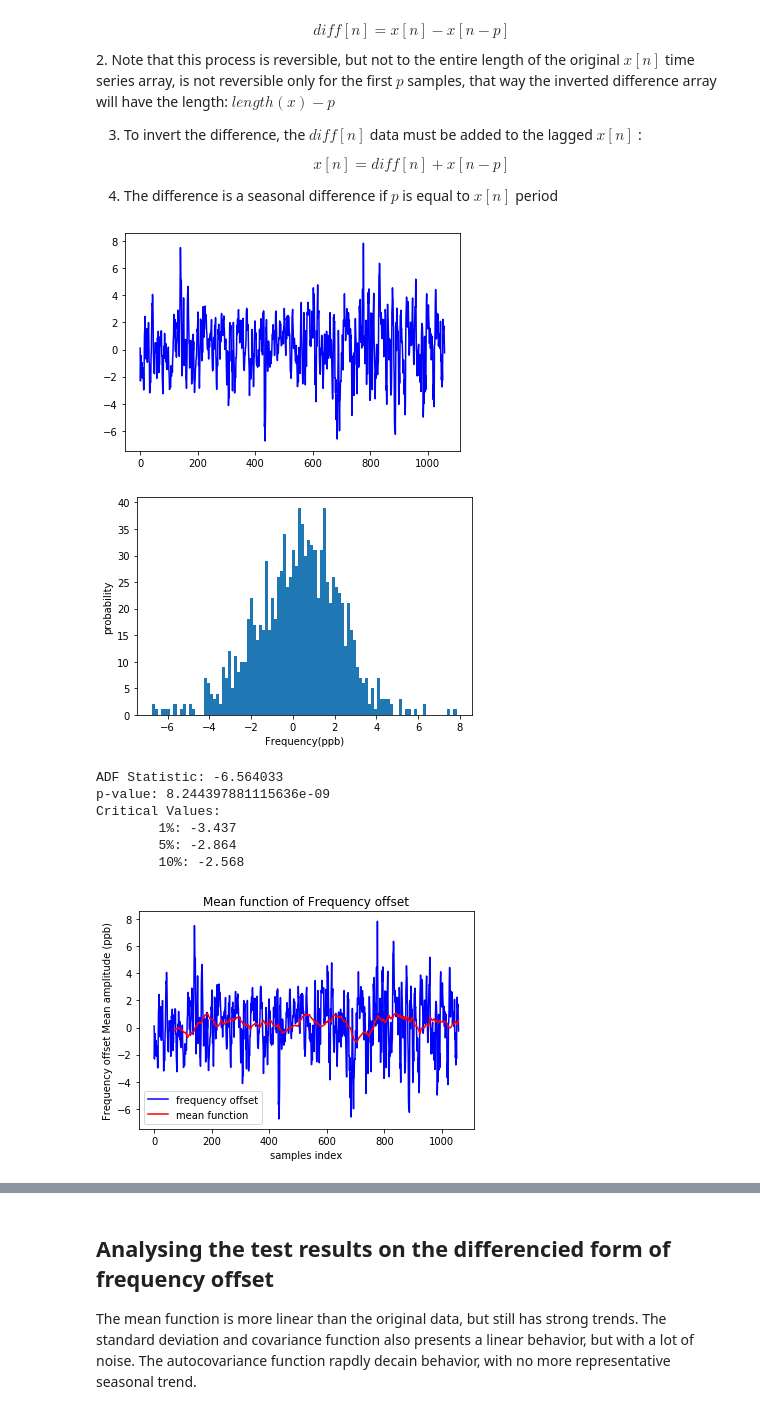
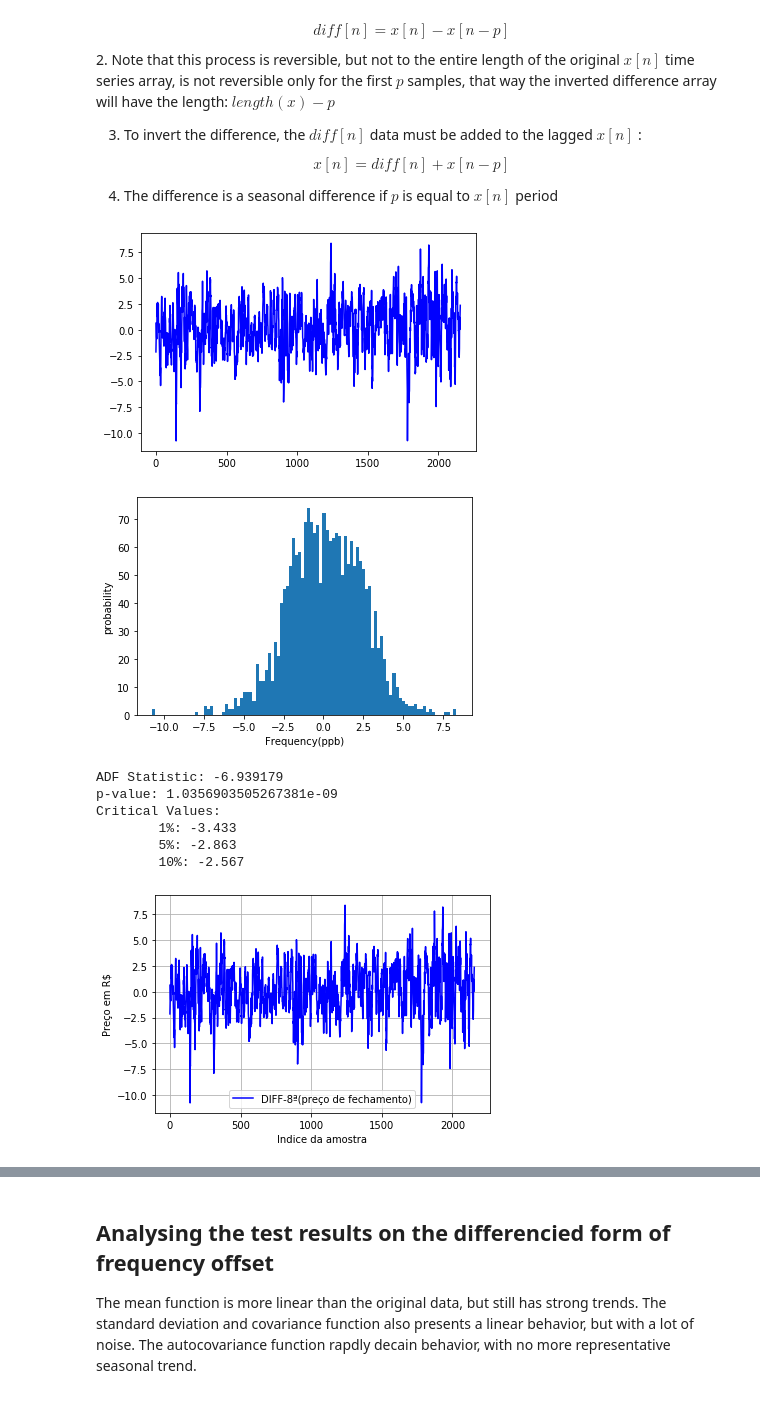
Before and after one commit to rodgdutra/Neural_network, a Jupyter notebook: time_series_bovespa/ibov_time_series.ipynb, the cells around one changed output, grey strips where cells are left out. Saved outputs shown, nothing was run; the diff lists cells and outputs as text; code cells hidden in the pictures.

```diff
--- a/time_series_bovespa/ibov_time_series.ipynb
+++ b/time_series_bovespa/ibov_time_series.ipynb
@@ -206,11 +206,16 @@ open_p = data[:,2]
 high   = data[:,3]
 low    = data[:,4]
 volume = data[:,5]
-price = np.array(price[1100:],dtype=float)
-open_p = np.array(open_p[1100:],dtype=float)
-high   = np.array(high[1100:],dtype=float)
-low    = np.array(low[1100:],dtype=float)
-volume = np.array(volume[1100:],dtype=float)
+# price = np.array(price[1100:],dtype=float)
+# open_p = np.array(open_p[1100:],dtype=float)
+# high   = np.array(high[1100:],dtype=float)
+# low    = np.array(low[1100:],dtype=float)
+# volume = np.array(volume[1100:],dtype=float)
+price = np.array(price,dtype=float)
+open_p = np.array(open_p,dtype=float)
+high   = np.array(high,dtype=float)
+low    = np.array(low,dtype=float)
+volume = np.array(volume,dtype=float)
 
 pprint.pprint(dataframe)
 # %% [output]
@@ -379,7 +392,7 @@ plt.show()
    4. The difference is a seasonal difference if $p$ is equal to $x[n]$ period
 # %%
 # With the period, a seasonal differentiation could be applied
-lag = 5
+lag = 8
 price_test = price
 price_test = np.array(price_test[lag:]) - np.array(price_test[:-lag])
 
@@ -398,12 +411,12 @@ plt.show()
 mean, cov, s_moment, std = stationary_test(norm_diff_freq,delta=20,ad=True)
 
 plt.figure()
-plt.plot(norm_diff_freq, "b", label="frequency offset")
-plt.plot(mean[0], mean[1], "r", label="mean function")
-plt.xlabel("samples index")
-plt.ylabel("Frequency offset Mean amplitude (ppb)")
-plt.title("Mean function of Frequency offset")
+plt.plot(norm_diff_freq, "b", label="DIFF-8ª(preço de fechamento)")
+# plt.plot(mean[0], mean[1], "r", label="mean function")
+plt.xlabel("Indice da amostra")
+plt.ylabel("Preço em R$")
 plt.legend()
+plt.grid('on')
 plt.show()
 
 plt.figure()
@@ -428,40 +441,40 @@ plt.figure()
 plt.plot(norm_diff_freq, "b", label="frequency offset")
 plt.plot(mean[0], s_moment, "g", label="Second moment function")
 plt.xlabel("samples index")
 plt.ylabel("(ppb)")
 plt.title("Second moment function")
 plt.legend()
 plt.show()
 
 # Autocorrelation function
 # If frequency offset is non stationary the autocorrelation plot will show periodic behavior
-plt.figure(figsize=(14, 6), dpi= 80, facecolor='w', edgecolor='k')
+plt.figure(figsize=(6, 4), dpi= 80, facecolor='w', edgecolor='k')
 # pd.plotting.autocorrelation_plot(norm_diff_freq)
 pd.plotting.autocorrelation_plot(norm_diff_freq)
 plt.show()
 
 
 ax = plt.xcorr(norm_diff_freq,norm_diff_freq, maxlags=200)
 
 plt.figure(figsize=(10, 4), dpi= 80, facecolor='w', edgecolor='k')
 lags = ax[0][200:]
 corr = ax[1][200:]
 plt.plot(lags,corr)
 plt.ylabel('Autocorrelação')
 plt.xlabel('Atrasos')
 plt.grid(True)
 plt.show()
 # Based on the autocorrelation plot, is correct to infer that
 # the data has a strong seasonality based on the sinusoidal
 # behavior on the autocorrelation plot.
 # The frequency offset period is next to 1140 samples
 # %% [output]
-[figure, old version]
+[figure, new version]
-[figure, old version]
+[figure, new version]
-ADF Statistic: -6.564033
-p-value: 8.244397881115636e-09
+ADF Statistic: -6.939179
+p-value: 1.0356903505267381e-09
 Critical Values:
-        1%: -3.437
-        5%: -2.864
-        10%: -2.568
+        1%: -3.433
+        5%: -2.863
+        10%: -2.567
-[figure, old version]
+[figure, new version]
```
Also changed, not shown: parts of 27 cells of this notebook.
